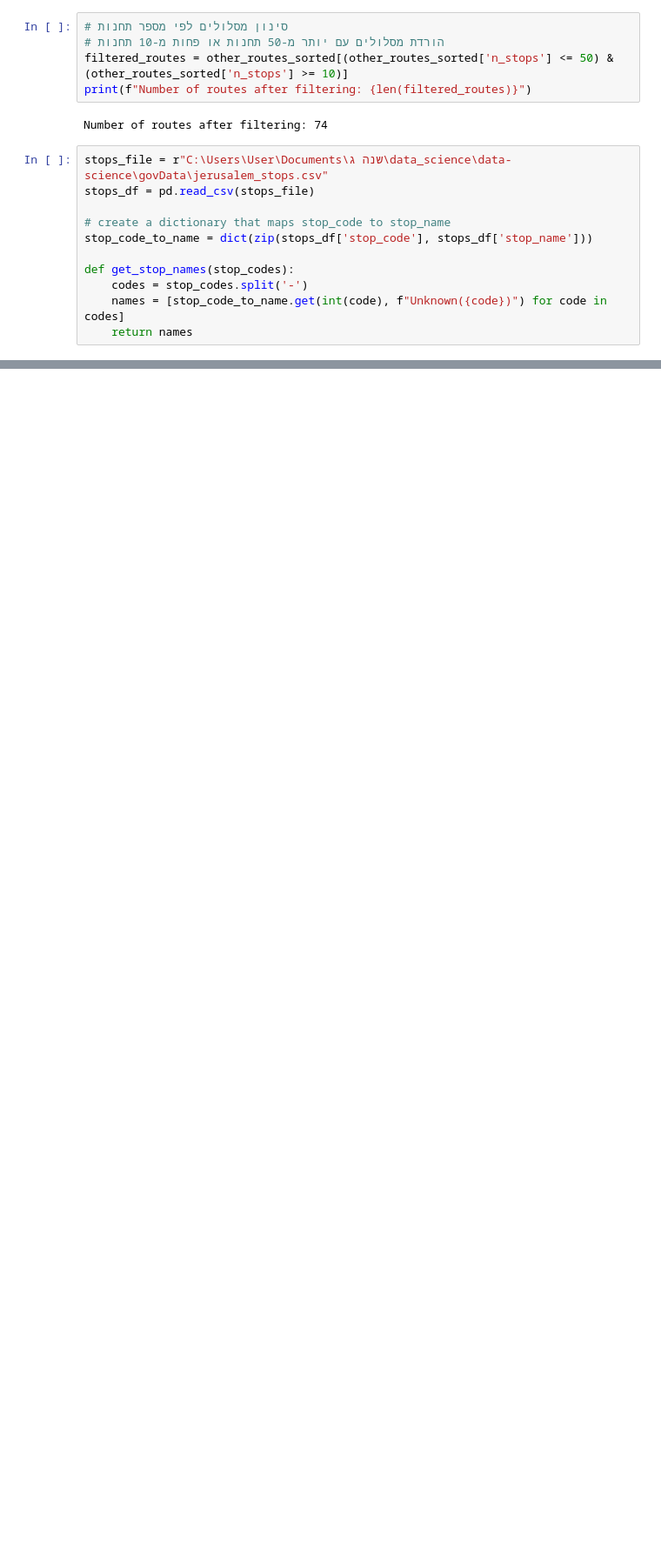
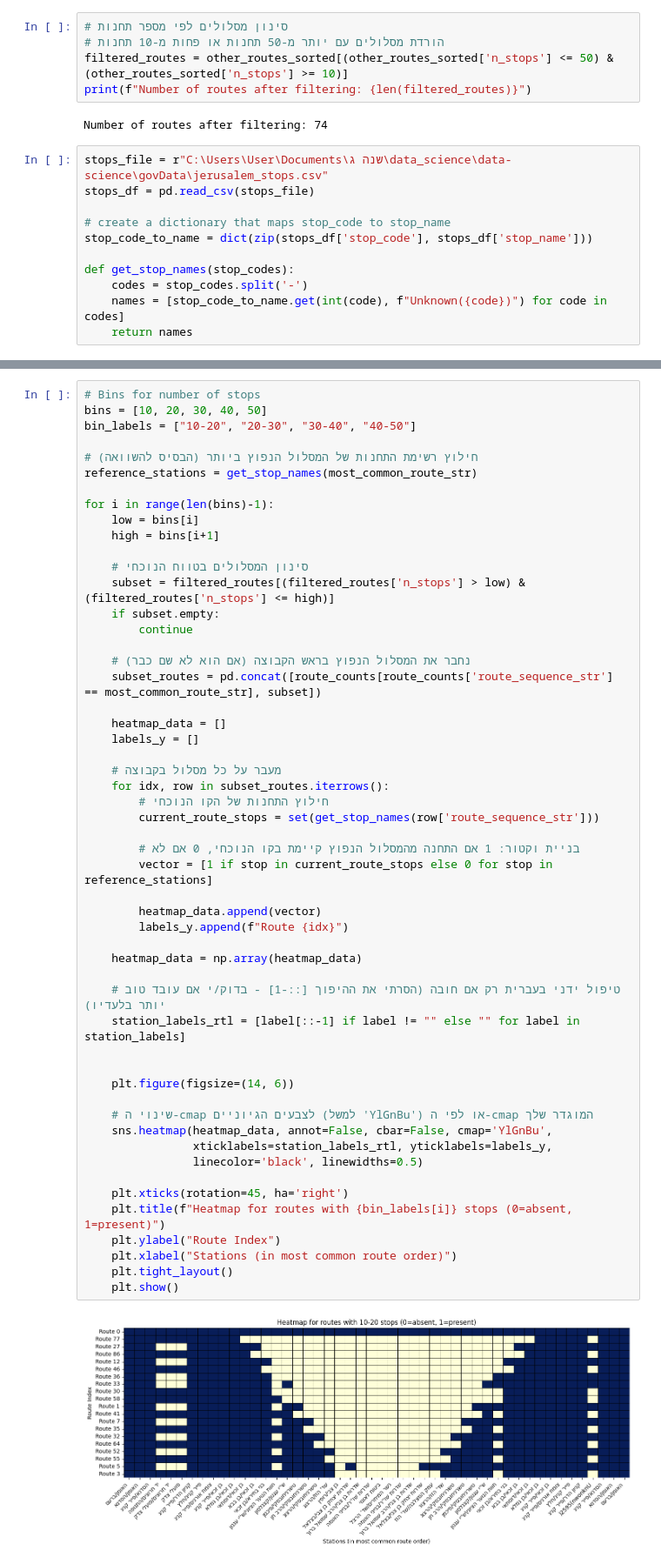
Before and after one commit to agrorony/data-science, a Jupyter notebook: avishagi/map_bus_routes.ipynb, the cells around one changed output, grey strips where cells are left out. Shown at 87% size. Drawn from its saved outputs; the diff is of its cells as text; blank space fills up the shorter version.

```diff
--- a/avishagi/map_bus_routes.ipynb
+++ b/avishagi/map_bus_routes.ipynb
@@ -249,0 +202,55 @@ for i in range(len(bins)-1):
+# %%
+# Bins for number of stops
+bins = [10, 20, 30, 40, 50]
+bin_labels = ["10-20", "20-30", "30-40", "40-50"]
+
+# חילוץ רשימת התחנות של המסלול הנפוץ ביותר (הבסיס להשוואה)
+reference_stations = get_stop_names(most_common_route_str)
+
+for i in range(len(bins)-1):
+    low = bins[i]
+    high = bins[i+1]
+
+    # סינון המסלולים בטווח הנוכחי
+    subset = filtered_routes[(filtered_routes['n_stops'] > low) & (filtered_routes['n_stops'] <= high)]
+    if subset.empty:
+        continue
+
+    # נחבר את המסלול הנפוץ בראש הקבוצה (אם הוא לא שם כבר)
+    subset_routes = pd.concat([route_counts[route_counts['route_sequence_str'] == most_common_route_str], subset])
+
+    heatmap_data = []
+    labels_y = []
+
+    # מעבר על כל מסלול בקבוצה
+    for idx, row in subset_routes.iterrows():
+        # חילוץ התחנות של הקו הנוכחי
+        current_route_stops = set(get_stop_names(row['route_sequence_str']))
+
+        # בניית וקטור: 1 אם התחנה מהמסלול הנפוץ קיימת בקו הנוכחי, 0 אם לא
+        vector = [1 if stop in current_route_stops else 0 for stop in reference_stations]
+
+        heatmap_data.append(vector)
+        labels_y.append(f"Route {idx}")
+
+    heatmap_data = np.array(heatmap_data)
+
+    # טיפול ידני בעברית רק אם חובה (הסרתי את ההיפוך [::-1] - בדוק/י אם עובד טוב יותר בלעדיו)
+    station_labels_rtl = [label[::-1] if label != "" else "" for label in station_labels]
+
+
+    plt.figure(figsize=(14, 6))
+
+    # שינוי ה-cmap לצבעים הגיוניים (למשל 'YlGnBu') או לפי ה-cmap המוגדר שלך
+    sns.heatmap(heatmap_data, annot=False, cbar=False, cmap='YlGnBu',
+                xticklabels=station_labels_rtl, yticklabels=labels_y,
+                linecolor='black', linewidths=0.5)
+
+    plt.xticks(rotation=45, ha='right')
+    plt.title(f"Heatmap for routes with {bin_labels[i]} stops (0=absent, 1=present)")
+    plt.ylabel("Route Index")
+    plt.xlabel("Stations (in most common route order)")
+    plt.tight_layout()
+    plt.show()
+# %% [output]
+[figure, added]
```
Also changed, not shown: parts of 2 cells of this notebook, 3 other files.
